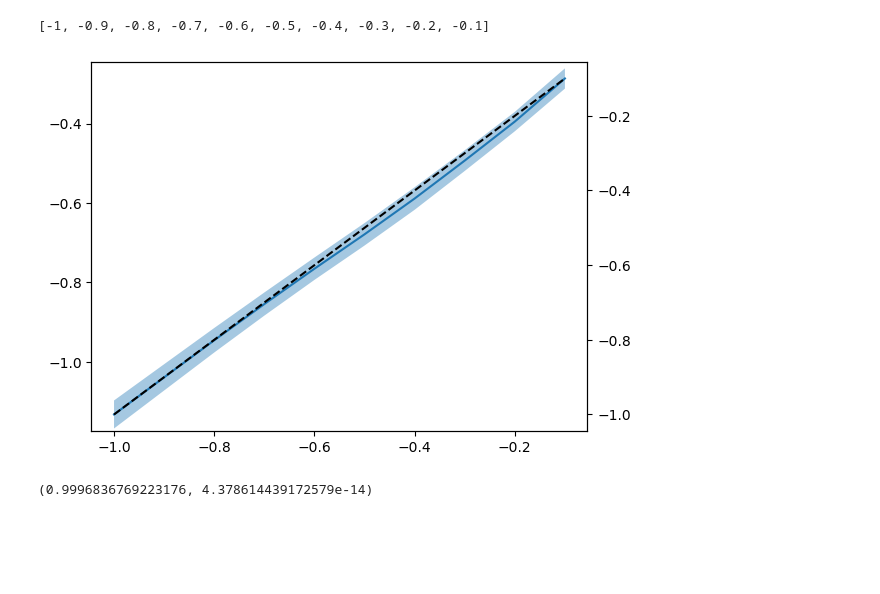
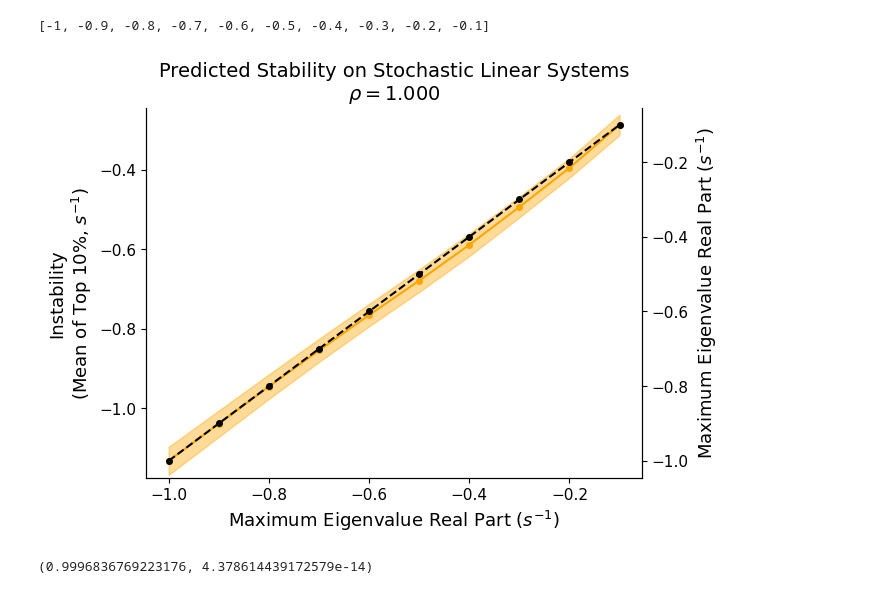
Before and after one commit to adamjeisen/ChaoticConsciousness, a Jupyter notebook: _sandbox/Figures/2023-05-01 - Methods Figure 1 - Testing on Chaotic Networks + Linear.ipynb, the cells around one changed output. Saved outputs shown, nothing was run; the diff lists cells and outputs as text; code cells hidden in the pictures; blank space fills up the shorter version.

```diff
--- a/_sandbox/Figures/2023-05-01 - Methods Figure 1 - Testing on Chaotic Networks + Linear.ipynb
+++ b/_sandbox/Figures/2023-05-01 - Methods Figure 1 - Testing on Chaotic Networks + Linear.ipynb
@@ -398,6 +398,8 @@ Computing DeLASE...
 ... (6 outputs left out)
 # %% [markdown]
 # Load Linear Systems Data
+# %%
+top_percent = 0.1
 # %%
 save_dir = '/scratch2/weka/millerlab/eisenaj/ChaoticConsciousness/linear_noise_multirun'
 # %%
@@ -436,16 +438,39 @@ lams
 # %% [output]
 [-1, -0.9, -0.8, -0.7, -0.6, -0.5, -0.4, -0.3, -0.2, -0.1]
 # %%
-plt.plot(lams, ret_means)
+tick_fontsize = 11
+ylabel_fontsize = 13
+xlabel_fontsize = 13
+title_fontsize = 14
+pred_color = 'orange'
+
+plt.plot(lams, ret_means, c=pred_color, marker='o', markersize=4)
 ax = plt.gca()
 ax2 = ax.twinx()
-ax2.plot(lams, lams, linestyle='--', c='k')
+ax2.plot(lams, lams, linestyle='--', c='k', marker='o', markersize=4)
 ylim = ax.get_ylim()
-ax.fill_between(lams, ret_means - ret_means_se, ret_means + ret_means_se, alpha=0.4)
+ax.fill_between(lams, ret_means - ret_means_se, ret_means + ret_means_se, color=pred_color, alpha=0.4)
 ax.set_ylim(ylim)
+
+ax.tick_params(labelsize=tick_fontsize)
+ax.set_ylabel('Instability\n(Mean of Top 10%, $s^{-1}$)', fontsize=ylabel_fontsize)
+ax.set_xlabel('Maximum Eigenvalue Real Part ($s^{-1}$)', fontsize=xlabel_fontsize)
+
+ax.set_title("Predicted Stability on Stochastic Linear Systems\n" + fr"$\rho = ${scipy.stats.pearsonr(ret_means, lams)[0]:.3f}", fontsize=title_fontsize)
+
+ax2.tick_params(labelsize=tick_fontsize)
+ax2.set_ylabel('Maximum Eigenvalue Real Part ($s^{-1}$)', fontsize=ylabel_fontsize)
+
+ax.spines[['top']].set_visible(False)
+ax.xaxis.set_ticks_position('bottom')
+ax.yaxis.set_ticks_position('left')
+ax2.spines[['top']].set_visible(False)
+ax2.xaxis.set_ticks_position('bottom')
+ax2.yaxis.set_ticks_position('right')
+
 plt.show()
 # %% [output]
-[figure, old version]
+[figure, new version]
 # %%
 scipy.stats.pearsonr(lams, ret_means)
 # %% [output]
```
Also changed, not shown: 5 other files.
